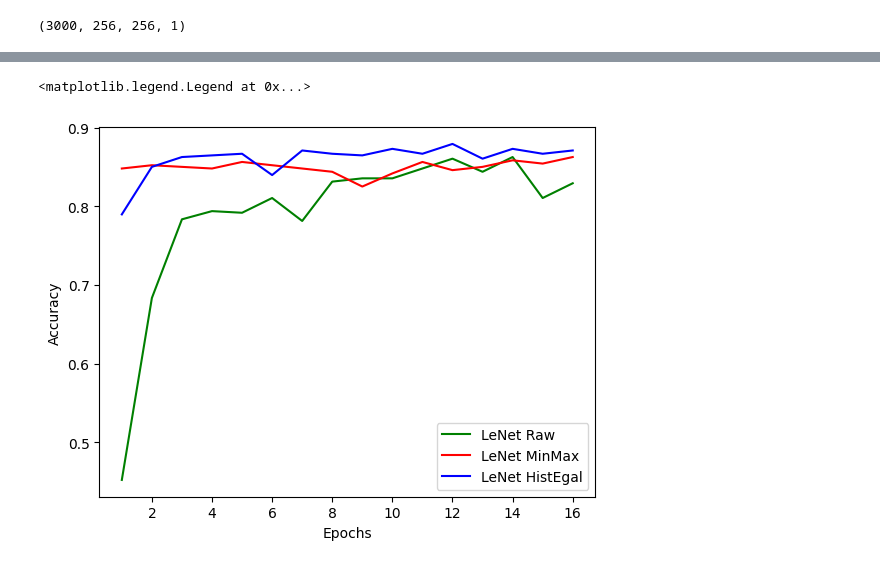
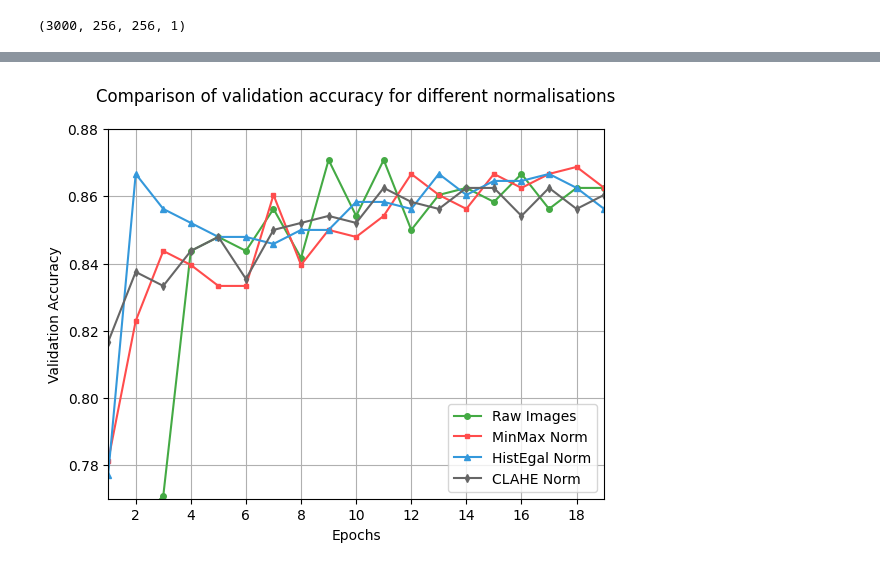
Before and after one commit to fdayde/ds-covid-radio-dl, a Jupyter notebook: notebooks/03_nf_LeNet_model_normalization.ipynb, the cells around one changed output, grey strips where cells are left out. Drawn from its saved outputs; the diff is of its cells as text; code cells hidden in the pictures.

Commit message:
Adding CLAHE normalization to val_accuracy plot

```diff
--- a/notebooks/03_nf_LeNet_model_normalization.ipynb
+++ b/notebooks/03_nf_LeNet_model_normalization.ipynb
@@ -169,6 +196,6 @@ lenet.compile(loss='categorical_crossentropy',  # fonction de perte
 
 training_history_lenet = lenet.fit(X_train, y_train,          # données
                                    validation_split = 0.2,    # split de test
-                                   epochs = 16,               # nombre d'epochs
+                                   epochs = 20,               # nombre d'epochs
                                    batch_size = 200)          # taille des batchs
 # %% [output]
@@ -228,6 +255,6 @@ lenet_norm.compile(loss='categorical_crossentropy',  # fonction de perte
 
 training_history_lenet_norm = lenet_norm.fit(X_norm_train, y_norm_train,          # données
                                    validation_split = 0.2,    # split de test
-                                   epochs = 16,               # nombre d'epochs
+                                   epochs = 20,               # nombre d'epochs
                                    batch_size = 200)          # taille des batchs
 # %% [output]
@@ -287,6 +314,6 @@ lenet_norm_hist.compile(loss='categorical_crossentropy',  # fonction de perte
 
 training_history_lenet_norm_hist = lenet_norm_hist.fit(X_norm_hist_train, y_norm_hist_train,          # données
                                    validation_split = 0.2,    # split de test
-                                   epochs = 16,               # nombre d'epochs
+                                   epochs = 20,               # nombre d'epochs
                                    batch_size = 200)          # taille des batchs
 # %% [output]
@@ -338,0 +396,13 @@ weighted avg       0.85      0.85      0.85       600
+# %%
+all_val_accuracy_norm_CLAHE=[]
+train_acc_lenet_norm_CLAHE = training_history_lenet_norm_CLAHE.history['accuracy']
+all_val_accuracy_norm_CLAHE.append(training_history_lenet_norm_CLAHE.history['val_accuracy'])
+
+
+# Results
+test_pred_lenet_norm_CLAHE = lenet_norm_CLAHE.predict(X_norm_CLAHE_test)
+test_pred_lenet_class_norm_CLAHE = test_pred_lenet_norm_CLAHE.argmax(axis = 1)
+y_test_class_norm_CLAHE = y_norm_CLAHE_test.argmax(axis = 1)
+
+print(metrics.classification_report(y_test_class_norm_CLAHE, test_pred_lenet_class_norm_CLAHE))
+pd.crosstab(y_test_class_norm_CLAHE, test_pred_lenet_class_norm_CLAHE)
@@ -339,20 +425,39 @@ weighted avg       0.85      0.85      0.85       600
 # %%
 # Graphes combinés de l'ensemble des modèles
+pastel_colors = {
+    'LeNet Raw': '#44AA44',     # green
+    'LeNet MinMax': '#FF4C4C',  # red
+    'LeNet HistEgal': '#3498DB',# blue
+    'LeNet CLAHE': '#666666'    # gray
+}
+
+plt.title('Comparison of validation accuracy for different normalisations', pad = 20)
 plt.xlabel('Epochs')
-plt.ylabel('Accuracy')
-plt.plot(np.arange(1 , 17, 1),
+plt.ylabel('Validation Accuracy')
+plt.plot(np.arange(1 , 21, 1),
          all_val_accuracy[0],
-         label = 'LeNet Raw',
-         color = 'green')
-plt.plot(np.arange(1 , 17, 1),
+         label = 'Raw Images', marker='o',
+         linestyle='-', markersize=4,
+         color=pastel_colors['LeNet Raw'])
+plt.plot(np.arange(1 , 21, 1),
          all_val_accuracy_norm[0],
-         label = 'LeNet MinMax',
-         color = 'red')
-plt.plot(np.arange(1 , 17, 1),
+         label = 'MinMax Norm', marker='s',
+         linestyle='-', markersize=3,
+         color=pastel_colors['LeNet MinMax'])
+plt.plot(np.arange(1 , 21, 1),
          all_val_accuracy_norm_hist[0],
-         label = 'LeNet HistEgal',
-         color = 'blue')
+         label = 'HistEgal Norm', marker='^',
+         linestyle='-', markersize=4,
+         color=pastel_colors['LeNet HistEgal'])
+plt.plot(np.arange(1 , 21, 1),
+         all_val_accuracy_norm_CLAHE[0],
+         label = 'CLAHE Norm', marker='d',
+         linestyle='-', markersize=4,
+         color=pastel_colors['LeNet CLAHE'])
+plt.xlim([1, 19])
+plt.ylim([0.77, 0.88])
+plt.grid(True)
 plt.legend()
+plt.show()
 # %% [output]
-<matplotlib.legend.Legend at 0x...>
-[figure, old version]
+[figure, new version]
```
Also changed, not shown: parts of 13 cells of this notebook.
